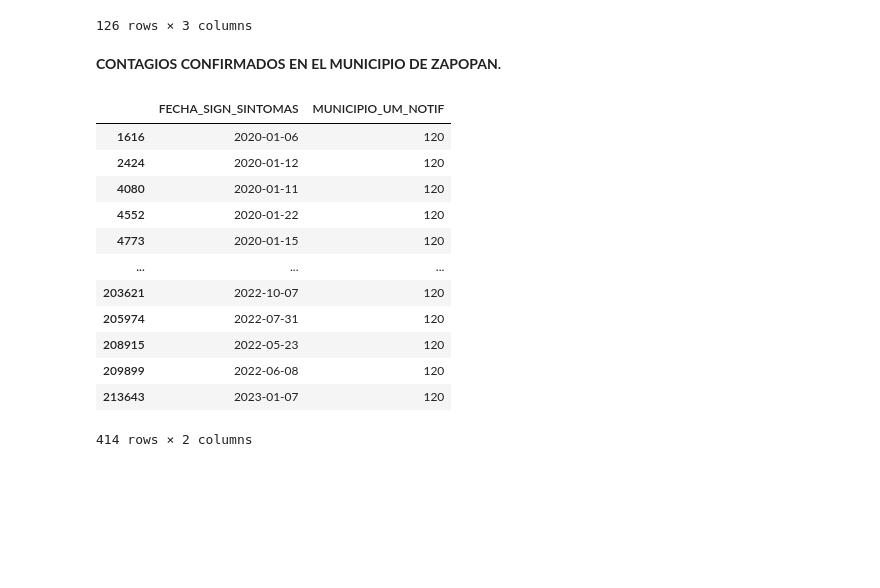
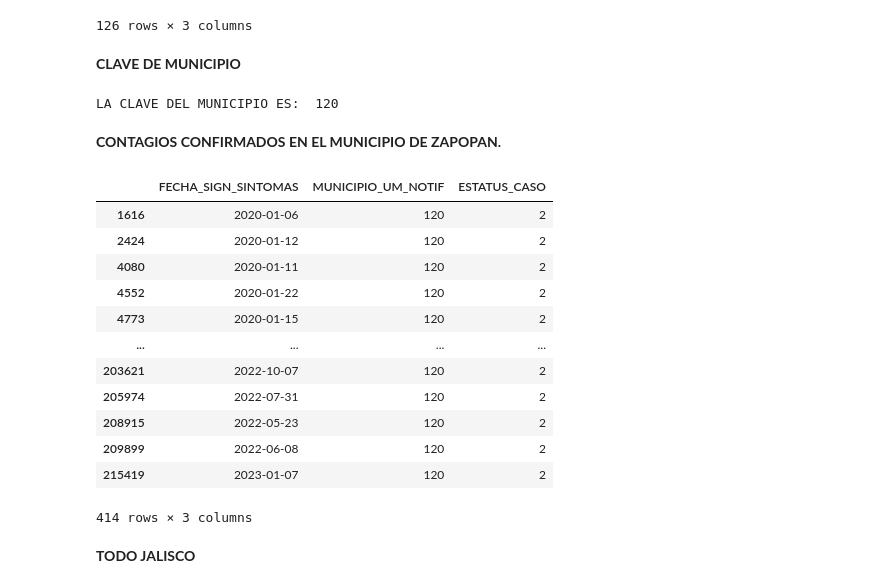
Before and after one commit to EnriqueIrazoqui/Prevencion-Inteligente-del-Dengue-PID-, a Jupyter notebook: Prevención_Inteligente_del_Dengue_(PID).ipynb, the cells around one changed output. Saved outputs shown, nothing was run; the diff lists cells and outputs as text; code cells hidden in the pictures; blank space fills up the shorter version.

```diff
--- a/Prevención_Inteligente_del_Dengue_(PID).ipynb
+++ b/Prevención_Inteligente_del_Dengue_(PID).ipynb
@@ -107,7 +107,6 @@ pd.read_excel('drive/Shareddrives/PID/Dengue/Catálogos_Dengue.xlsx', sheet_name
 **CASOS CONFIRMADOS EN JALISCO.**
 # %%
 casosEnJaliscoConfirmados = casosEnJalisco[casosEnJalisco.ESTATUS_CASO.eq(2)] # Casos confirmados
-fechasYMunicipios = casosEnJaliscoConfirmados[['FECHA_SIGN_SINTOMAS','MUNICIPIO_UM_NOTIF']]
-fechasYMunicipios
-#casosEnJaliscoConfirmados
+casosEnJaliscoConfirmados = casosEnJaliscoConfirmados[['FECHA_SIGN_SINTOMAS','MUNICIPIO_UM_NOTIF','ESTATUS_CASO']]
+casosEnJaliscoConfirmados
 # %% [output]
@@ -144,22 +143,32 @@ municipiosJalisco
 | 673 | 125 | SAN IGNACIO CERRO GORDO | 14 |
 | 674 | 999 | NO ESPECIFICADO | 14 |
 126 rows × 3 columns
+# %% [markdown]
+**CLAVE DE MUNICIPIO**
+# %%
+municipio = municipiosJalisco[municipiosJalisco.MUNICIPIO.eq('ZAPOPAN')]
+municipio = list(municipio.CLAVE_MUNICIPIO)
+print('LA CLAVE DEL MUNICIPIO ES: ',municipio[0])
+# %% [output]
+LA CLAVE DEL MUNICIPIO ES:  120
 # %% [markdown]
 **CONTAGIOS CONFIRMADOS EN EL MUNICIPIO DE ZAPOPAN.**
 # %%
-casosConfirmadosEnZapopan = fechasYMunicipios[fechasYMunicipios.MUNICIPIO_UM_NOTIF.eq(120)] #Contagios en el municipio de Zapopan
+casosConfirmadosEnZapopan = casosEnJaliscoConfirmados[casosEnJaliscoConfirmados.MUNICIPIO_UM_NOTIF.eq(int(municipio[0]))] #Contagios en el municipio de Zapopan
 casosConfirmadosEnZapopan
 # %% [output]
-|  | FECHA_SIGN_SINTOMAS | MUNICIPIO_UM_NOTIF |
-| 1616 | 2020-01-06 | 120 |
-| 2424 | 2020-01-12 | 120 |
-| 4080 | 2020-01-11 | 120 |
-| 4552 | 2020-01-22 | 120 |
-| 4773 | 2020-01-15 | 120 |
-| ... | ... | ... |
-| 203621 | 2022-10-07 | 120 |
-| 205974 | 2022-07-31 | 120 |
-| 208915 | 2022-05-23 | 120 |
-| 209899 | 2022-06-08 | 120 |
-| 213643 | 2023-01-07 | 120 |
+|  | FECHA_SIGN_SINTOMAS | MUNICIPIO_UM_NOTIF | ESTATUS_CASO |
+| 1616 | 2020-01-06 | 120 | 2 |
+| 2424 | 2020-01-12 | 120 | 2 |
+| 4080 | 2020-01-11 | 120 | 2 |
+| 4552 | 2020-01-22 | 120 | 2 |
+| 4773 | 2020-01-15 | 120 | 2 |
+| ... | ... | ... | ... |
+| 203621 | 2022-10-07 | 120 | 2 |
+| 205974 | 2022-07-31 | 120 | 2 |
+| 208915 | 2022-05-23 | 120 | 2 |
+| 209899 | 2022-06-08 | 120 | 2 |
+| 215419 | 2023-01-07 | 120 | 2 |
-414 rows × 2 columns
+414 rows × 3 columns
+# %% [markdown]
+**TODO JALISCO**
```
Also changed, not shown: parts of 33 cells of this notebook.
